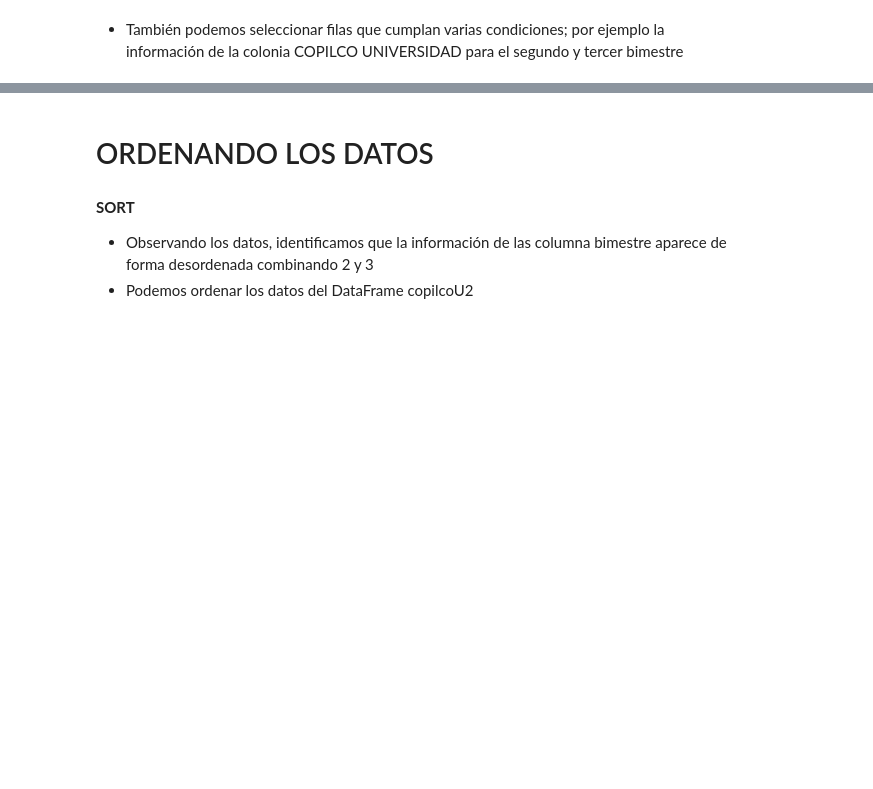
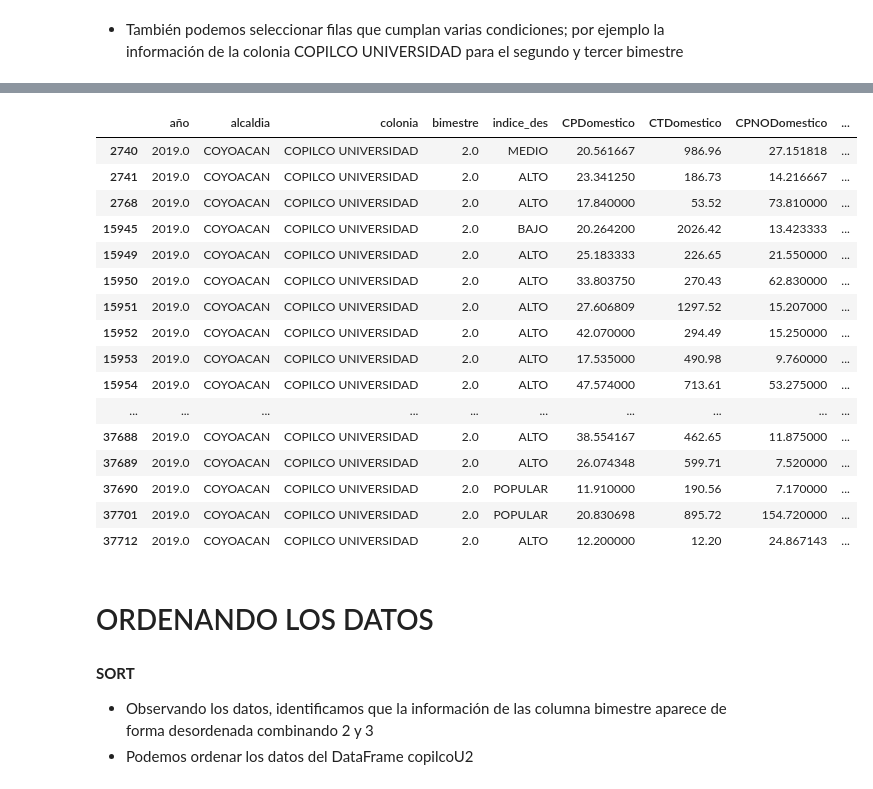
Before and after one commit to benjov/Estadistica_II_Primavera_2020, a Jupyter notebook: Clase_00/PANDAS_CLASE_Alumnos.ipynb, the cells around one changed output, grey strips where cells are left out. Saved outputs shown, nothing was run; the diff lists cells and outputs as text; code cells hidden in the pictures; blank space fills up the shorter version.

```diff
--- a/Clase_00/PANDAS_CLASE_Alumnos.ipynb
+++ b/Clase_00/PANDAS_CLASE_Alumnos.ipynb
@@ -387,3 +689,24 @@ copilcoU2
+# %%
+copilcoU3 = copilcoU.loc[copilcoU.loc[:, 'bimestre'] == 2]
+copilcoU3
+# %% [output]
+|  | año | alcaldia | colonia | bimestre | indice_des | CPDomestico | CTDomestico | CPNODomestico | ... |
+| 2740 | 2019.0 | COYOACAN | COPILCO UNIVERSIDAD | 2.0 | MEDIO | 20.561667 | 986.96 | 27.151818 | ... |
+| 2741 | 2019.0 | COYOACAN | COPILCO UNIVERSIDAD | 2.0 | ALTO | 23.341250 | 186.73 | 14.216667 | ... |
+| 2768 | 2019.0 | COYOACAN | COPILCO UNIVERSIDAD | 2.0 | ALTO | 17.840000 | 53.52 | 73.810000 | ... |
+| 15945 | 2019.0 | COYOACAN | COPILCO UNIVERSIDAD | 2.0 | BAJO | 20.264200 | 2026.42 | 13.423333 | ... |
+| 15949 | 2019.0 | COYOACAN | COPILCO UNIVERSIDAD | 2.0 | ALTO | 25.183333 | 226.65 | 21.550000 | ... |
+| 15950 | 2019.0 | COYOACAN | COPILCO UNIVERSIDAD | 2.0 | ALTO | 33.803750 | 270.43 | 62.830000 | ... |
+| 15951 | 2019.0 | COYOACAN | COPILCO UNIVERSIDAD | 2.0 | ALTO | 27.606809 | 1297.52 | 15.207000 | ... |
+| 15952 | 2019.0 | COYOACAN | COPILCO UNIVERSIDAD | 2.0 | ALTO | 42.070000 | 294.49 | 15.250000 | ... |
+| 15953 | 2019.0 | COYOACAN | COPILCO UNIVERSIDAD | 2.0 | ALTO | 17.535000 | 490.98 | 9.760000 | ... |
+| 15954 | 2019.0 | COYOACAN | COPILCO UNIVERSIDAD | 2.0 | ALTO | 47.574000 | 713.61 | 53.275000 | ... |
+| ... | ... | ... | ... | ... | ... | ... | ... | ... | ... |
+| 37688 | 2019.0 | COYOACAN | COPILCO UNIVERSIDAD | 2.0 | ALTO | 38.554167 | 462.65 | 11.875000 | ... |
+| 37689 | 2019.0 | COYOACAN | COPILCO UNIVERSIDAD | 2.0 | ALTO | 26.074348 | 599.71 | 7.520000 | ... |
+| 37690 | 2019.0 | COYOACAN | COPILCO UNIVERSIDAD | 2.0 | POPULAR | 11.910000 | 190.56 | 7.170000 | ... |
+| 37701 | 2019.0 | COYOACAN | COPILCO UNIVERSIDAD | 2.0 | POPULAR | 20.830698 | 895.72 | 154.720000 | ... |
+| 37712 | 2019.0 | COYOACAN | COPILCO UNIVERSIDAD | 2.0 | ALTO | 12.200000 | 12.20 | 24.867143 | ... |
 # %% [markdown]
 # ORDENANDO LOS DATOS
 # %% [markdown]
```
Also changed, not shown: parts of 48 cells of this notebook, 1 other file.
